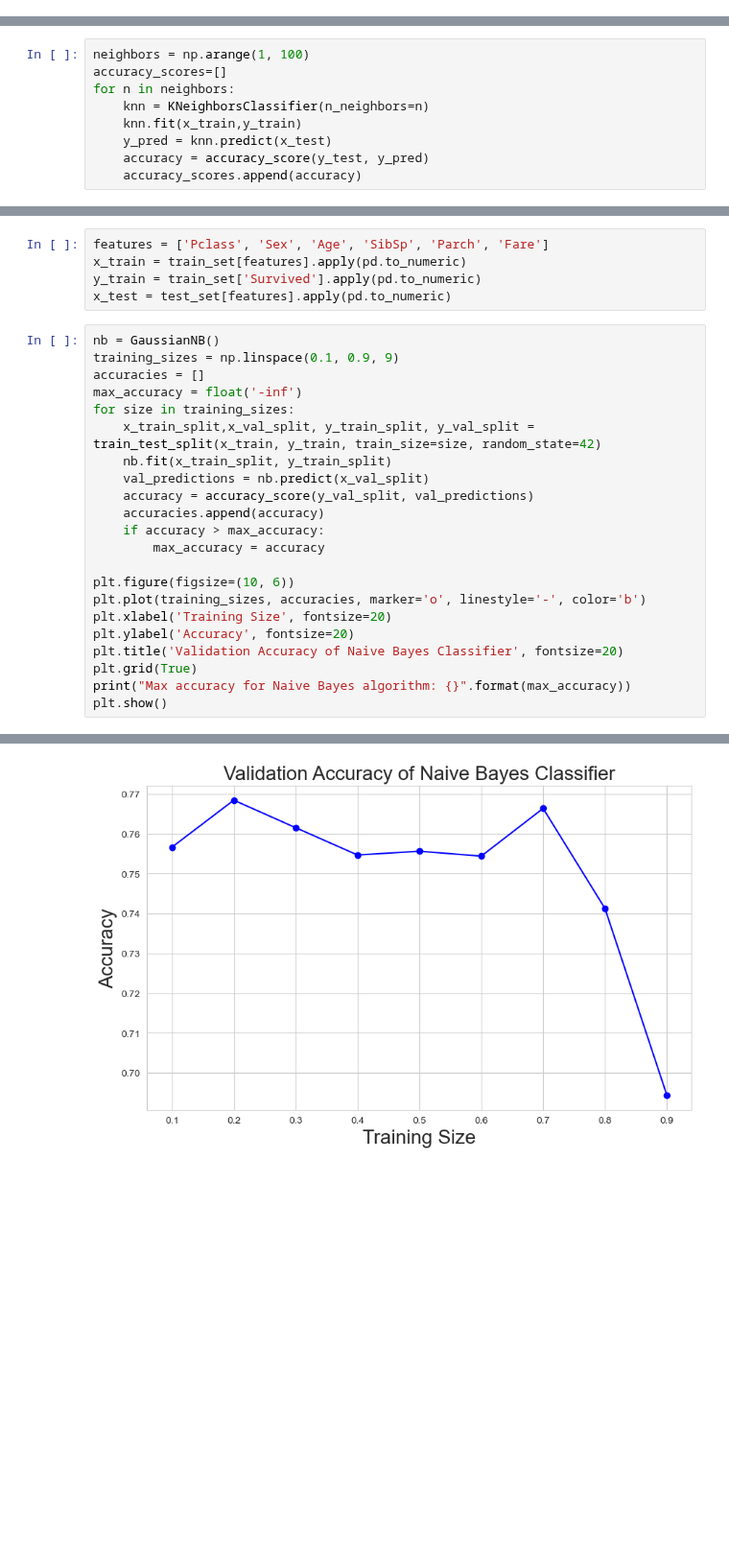
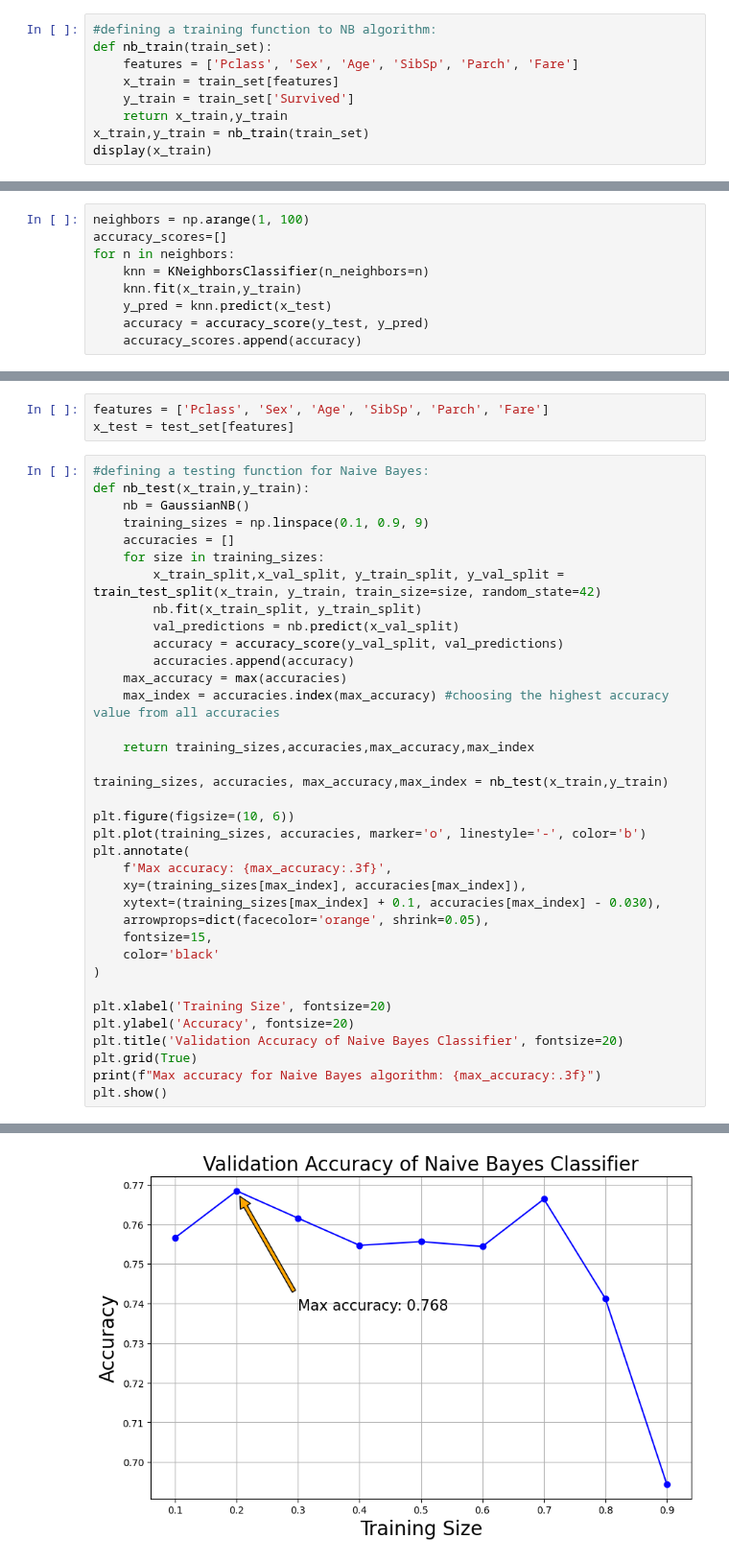
Before and after one commit to eranCat/TitanicML, a Jupyter notebook: Assignment2_supervised_learning_flow.ipynb, the cells around one changed output, grey strips where cells are left out. Shown at 96% size. Drawn from its saved outputs; the diff is of its cells as text; blank space fills up the shorter version.

Commit message:
added function and their definitions for NB algorithm

```diff
--- a/Assignment2_supervised_learning_flow.ipynb
+++ b/Assignment2_supervised_learning_flow.ipynb
@@ -165,0 +170,9 @@ KNeighborsClassifier(n_neighbors=11)
+# %%
+#defining a training function to NB algorithm:
+def nb_train(train_set):
+    features = ['Pclass', 'Sex', 'Age', 'SibSp', 'Parch', 'Fare']
+    x_train = train_set[features]
+    y_train = train_set['Survived']
+    return x_train,y_train
+x_train,y_train = nb_train(train_set)
+display(x_train)
@@ -216,28 +240,40 @@ test_set = pd.read_csv("titanic_test.csv")
 # %%
 features = ['Pclass', 'Sex', 'Age', 'SibSp', 'Parch', 'Fare']
-x_train = train_set[features].apply(pd.to_numeric)
-y_train = train_set['Survived'].apply(pd.to_numeric)
-x_test = test_set[features].apply(pd.to_numeric)
+x_test = test_set[features]
 # %%
-nb = GaussianNB()
-training_sizes = np.linspace(0.1, 0.9, 9)
-accuracies = []
-max_accuracy = float('-inf')
-for size in training_sizes:
-    x_train_split,x_val_split, y_train_split, y_val_split = train_test_split(x_train, y_train, train_size=size, random_state=42)
-    nb.fit(x_train_split, y_train_split)
-    val_predictions = nb.predict(x_val_split)
-    accuracy = accuracy_score(y_val_split, val_predictions)
-    accuracies.append(accuracy)
-    if accuracy > max_accuracy:
-        max_accuracy = accuracy
+#defining a testing function for Naive Bayes:
+def nb_test(x_train,y_train):
+    nb = GaussianNB()
+    training_sizes = np.linspace(0.1, 0.9, 9)
+    accuracies = []
+    for size in training_sizes:
+        x_train_split,x_val_split, y_train_split, y_val_split = train_test_split(x_train, y_train, train_size=size, random_state=42)
+        nb.fit(x_train_split, y_train_split)
+        val_predictions = nb.predict(x_val_split)
+        accuracy = accuracy_score(y_val_split, val_predictions)
+        accuracies.append(accuracy)
+    max_accuracy = max(accuracies)
+    max_index = accuracies.index(max_accuracy) #choosing the highest accuracy value from all accuracies
+
+    return training_sizes,accuracies,max_accuracy,max_index
+
+training_sizes, accuracies, max_accuracy,max_index = nb_test(x_train,y_train)
 
 plt.figure(figsize=(10, 6))
 plt.plot(training_sizes, accuracies, marker='o', linestyle='-', color='b')
+plt.annotate(
+    f'Max accuracy: {max_accuracy:.3f}',
+    xy=(training_sizes[max_index], accuracies[max_index]),
+    xytext=(training_sizes[max_index] + 0.1, accuracies[max_index] - 0.030),
+    arrowprops=dict(facecolor='orange', shrink=0.05),
+    fontsize=15,
+    color='black'
+)
+
 plt.xlabel('Training Size', fontsize=20)
 plt.ylabel('Accuracy', fontsize=20)
 plt.title('Validation Accuracy of Naive Bayes Classifier', fontsize=20)
 plt.grid(True)
-print("Max accuracy for Naive Bayes algorithm: {}".format(max_accuracy))
+print(f"Max accuracy for Naive Bayes algorithm: {max_accuracy:.3f}")
 plt.show()
 # %% [output]
@@ -245 +281 @@ Max accuracy for Naive Bayes algorithm: 0.7684210526315789
-[figure, old version]
+[figure, new version]
```
Also changed, not shown: parts of 11 cells of this notebook.
